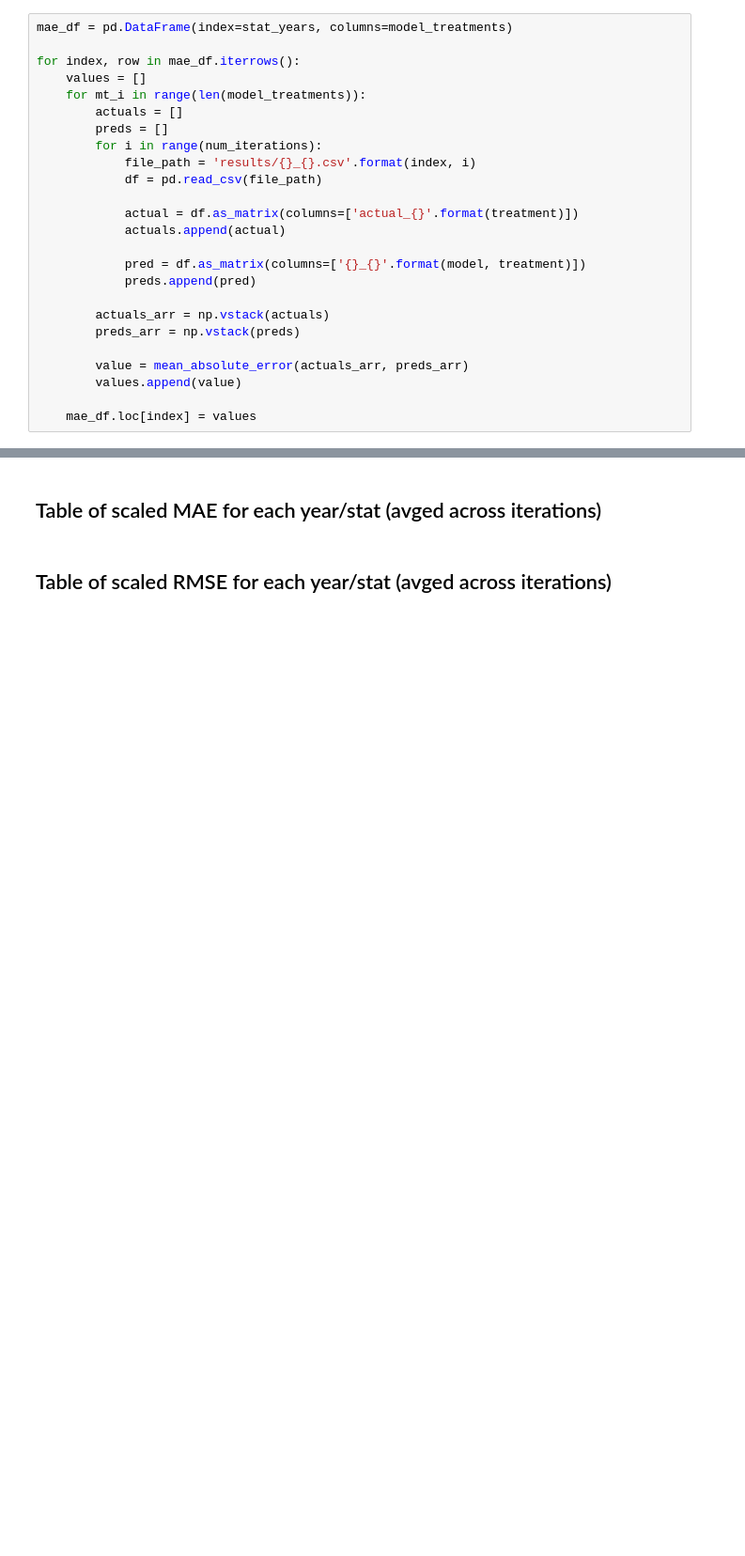
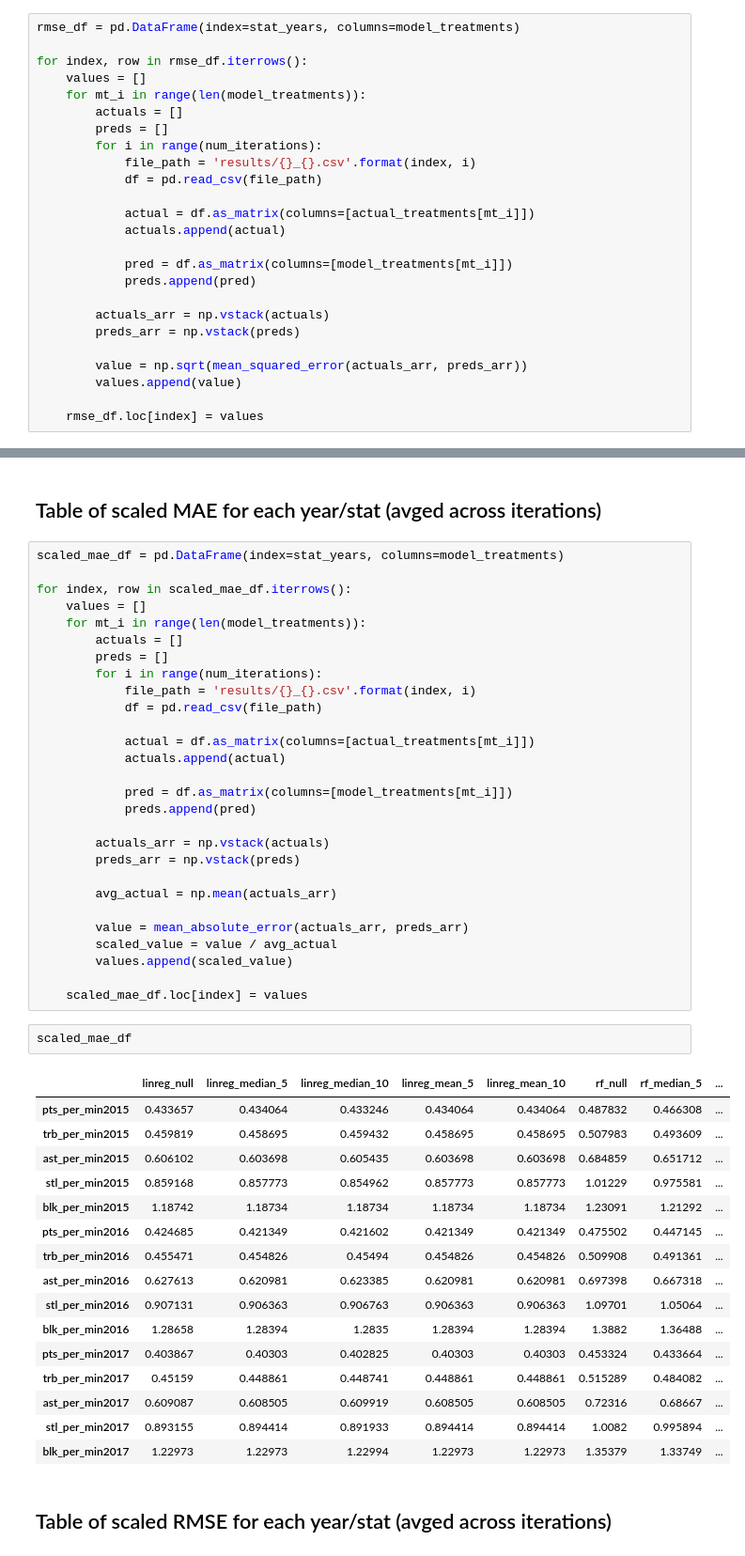
Before and after one commit to abeard1/IndependentStudy, a Jupyter notebook: analyze_results.ipynb, the cells around one changed output, grey strips where cells are left out. Shown: that part at 94% size. Saved outputs shown, nothing was run; the diff lists cells and outputs as text; blank space fills up the shorter version.

```diff
--- a/analyze_results.ipynb
+++ b/analyze_results.ipynb
@@ -147,9 +131,9 @@ mae_df
 # %% [markdown]
 ## Table of RMSE for each year/stat (avged across iterations)
 # %%
-mae_df = pd.DataFrame(index=stat_years, columns=model_treatments)
+rmse_df = pd.DataFrame(index=stat_years, columns=model_treatments)
 
-for index, row in mae_df.iterrows():
+for index, row in rmse_df.iterrows():
     values = []
     for mt_i in range(len(model_treatments)):
         actuals = []
@@ -158,18 +142,18 @@ for index, row in mae_df.iterrows():
             file_path = 'results/{}_{}.csv'.format(index, i)
             df = pd.read_csv(file_path)
 
-            actual = df.as_matrix(columns=['actual_{}'.format(treatment)])
+            actual = df.as_matrix(columns=[actual_treatments[mt_i]])
             actuals.append(actual)
 
-            pred = df.as_matrix(columns=['{}_{}'.format(model, treatment)])
+            pred = df.as_matrix(columns=[model_treatments[mt_i]])
             preds.append(pred)
 
         actuals_arr = np.vstack(actuals)
         preds_arr = np.vstack(preds)
 
-        value = mean_absolute_error(actuals_arr, preds_arr)
+        value = np.sqrt(mean_squared_error(actuals_arr, preds_arr))
         values.append(value)
 
-    mae_df.loc[index] = values
+    rmse_df.loc[index] = values
 # %%
 rmse_df
@@ -176,4 +177,51 @@ rmse_df
 # %% [markdown]
 ## Table of scaled MAE for each year/stat (avged across iterations)
+# %%
+scaled_mae_df = pd.DataFrame(index=stat_years, columns=model_treatments)
+
+for index, row in scaled_mae_df.iterrows():
+    values = []
+    for mt_i in range(len(model_treatments)):
+        actuals = []
+        preds = []
+        for i in range(num_iterations):
+            file_path = 'results/{}_{}.csv'.format(index, i)
+            df = pd.read_csv(file_path)
+
+            actual = df.as_matrix(columns=[actual_treatments[mt_i]])
+            actuals.append(actual)
+
+            pred = df.as_matrix(columns=[model_treatments[mt_i]])
+            preds.append(pred)
+
+        actuals_arr = np.vstack(actuals)
+        preds_arr = np.vstack(preds)
+
+        avg_actual = np.mean(actuals_arr)
+
+        value = mean_absolute_error(actuals_arr, preds_arr)
+        scaled_value = value / avg_actual
+        values.append(scaled_value)
+
+    scaled_mae_df.loc[index] = values
+# %%
+scaled_mae_df
+# %% [output]
+|  | linreg_null | linreg_median_5 | linreg_median_10 | linreg_mean_5 | linreg_mean_10 | rf_null | rf_median_5 | ... |
+| pts_per_min2015 | 0.433657 | 0.434064 | 0.433246 | 0.434064 | 0.434064 | 0.487832 | 0.466308 | ... |
+| trb_per_min2015 | 0.459819 | 0.458695 | 0.459432 | 0.458695 | 0.458695 | 0.507983 | 0.493609 | ... |
+| ast_per_min2015 | 0.606102 | 0.603698 | 0.605435 | 0.603698 | 0.603698 | 0.684859 | 0.651712 | ... |
+| stl_per_min2015 | 0.859168 | 0.857773 | 0.854962 | 0.857773 | 0.857773 | 1.01229 | 0.975581 | ... |
+| blk_per_min2015 | 1.18742 | 1.18734 | 1.18734 | 1.18734 | 1.18734 | 1.23091 | 1.21292 | ... |
+| pts_per_min2016 | 0.424685 | 0.421349 | 0.421602 | 0.421349 | 0.421349 | 0.475502 | 0.447145 | ... |
+| trb_per_min2016 | 0.455471 | 0.454826 | 0.45494 | 0.454826 | 0.454826 | 0.509908 | 0.491361 | ... |
+| ast_per_min2016 | 0.627613 | 0.620981 | 0.623385 | 0.620981 | 0.620981 | 0.697398 | 0.667318 | ... |
+| stl_per_min2016 | 0.907131 | 0.906363 | 0.906763 | 0.906363 | 0.906363 | 1.09701 | 1.05064 | ... |
+| blk_per_min2016 | 1.28658 | 1.28394 | 1.2835 | 1.28394 | 1.28394 | 1.3882 | 1.36488 | ... |
+| pts_per_min2017 | 0.403867 | 0.40303 | 0.402825 | 0.40303 | 0.40303 | 0.453324 | 0.433664 | ... |
+| trb_per_min2017 | 0.45159 | 0.448861 | 0.448741 | 0.448861 | 0.448861 | 0.515289 | 0.484082 | ... |
+| ast_per_min2017 | 0.609087 | 0.608505 | 0.609919 | 0.608505 | 0.608505 | 0.72316 | 0.68667 | ... |
+| stl_per_min2017 | 0.893155 | 0.894414 | 0.891933 | 0.894414 | 0.894414 | 1.0082 | 0.995894 | ... |
+| blk_per_min2017 | 1.22973 | 1.22973 | 1.22994 | 1.22973 | 1.22973 | 1.35379 | 1.33749 | ... |
 # %% [markdown]
 ## Table of scaled RMSE for each year/stat (avged across iterations)
```
Also changed, not shown: parts of 5 cells of this notebook, 1 other file.
